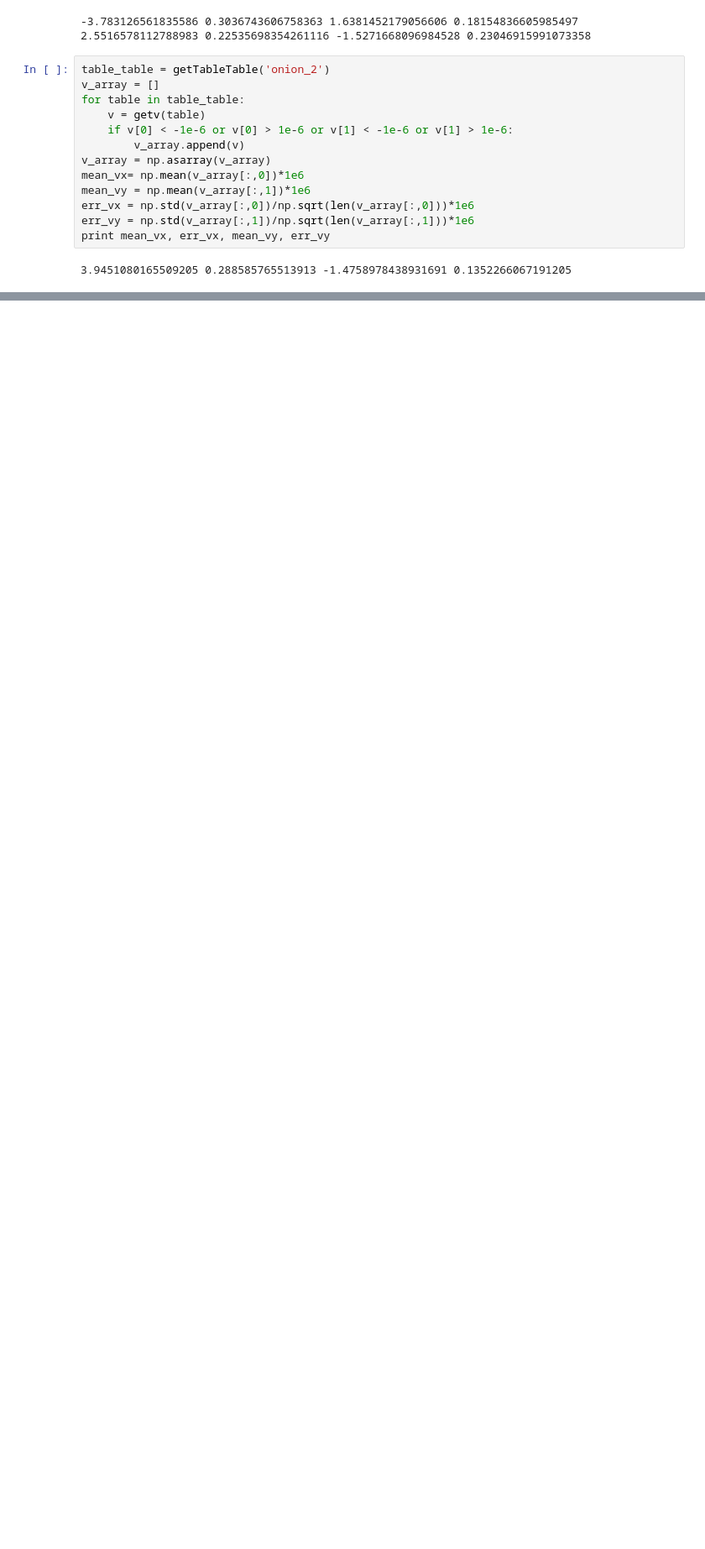
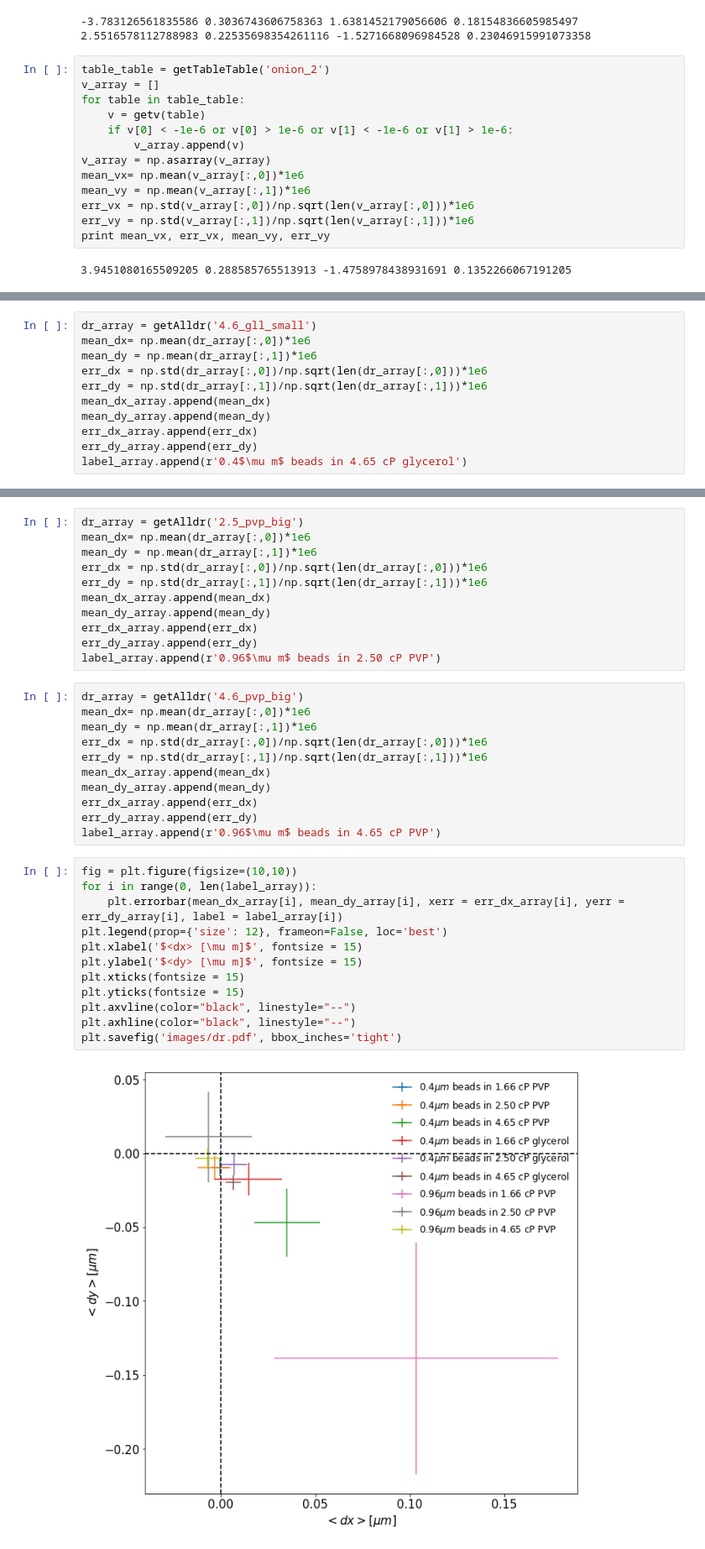
Before and after one commit to y-song/school, a Jupyter notebook: physics111b/lab 2 data.ipynb, the cells around one changed output, grey strips where cells are left out. Shown: that part at 84% size. Drawn from its saved outputs; the diff is of its cells as text; blank space fills up the shorter version.

Commit message:
Added a plot to show effects of net drift

```diff
--- a/physics111b/lab 2 data.ipynb
+++ b/physics111b/lab 2 data.ipynb
@@ -420,0 +445,11 @@ plt.hist(v_array[:,0]*1e6, bins=40)
+# %%
+dr_array = getAlldr('4.6_gll_small')
+mean_dx= np.mean(dr_array[:,0])*1e6
+mean_dy = np.mean(dr_array[:,1])*1e6
+err_dx = np.std(dr_array[:,0])/np.sqrt(len(dr_array[:,0]))*1e6
+err_dy = np.std(dr_array[:,1])/np.sqrt(len(dr_array[:,1]))*1e6
+mean_dx_array.append(mean_dx)
+mean_dy_array.append(mean_dy)
+err_dx_array.append(err_dx)
+err_dy_array.append(err_dy)
+label_array.append(r'0.4$\mu m$ beads in 4.65 cP glycerol')
@@ -420,0 +470,36 @@ plt.hist(v_array[:,0]*1e6, bins=40)
+# %%
+dr_array = getAlldr('2.5_pvp_big')
+mean_dx= np.mean(dr_array[:,0])*1e6
+mean_dy = np.mean(dr_array[:,1])*1e6
+err_dx = np.std(dr_array[:,0])/np.sqrt(len(dr_array[:,0]))*1e6
+err_dy = np.std(dr_array[:,1])/np.sqrt(len(dr_array[:,1]))*1e6
+mean_dx_array.append(mean_dx)
+mean_dy_array.append(mean_dy)
+err_dx_array.append(err_dx)
+err_dy_array.append(err_dy)
+label_array.append(r'0.96$\mu m$ beads in 2.50 cP PVP')
+# %%
+dr_array = getAlldr('4.6_pvp_big')
+mean_dx= np.mean(dr_array[:,0])*1e6
+mean_dy = np.mean(dr_array[:,1])*1e6
+err_dx = np.std(dr_array[:,0])/np.sqrt(len(dr_array[:,0]))*1e6
+err_dy = np.std(dr_array[:,1])/np.sqrt(len(dr_array[:,1]))*1e6
+mean_dx_array.append(mean_dx)
+mean_dy_array.append(mean_dy)
+err_dx_array.append(err_dx)
+err_dy_array.append(err_dy)
+label_array.append(r'0.96$\mu m$ beads in 4.65 cP PVP')
+# %%
+fig = plt.figure(figsize=(10,10))
+for i in range(0, len(label_array)):
+    plt.errorbar(mean_dx_array[i], mean_dy_array[i], xerr = err_dx_array[i], yerr = err_dy_array[i], label = label_array[i])
+plt.legend(prop={'size': 12}, frameon=False, loc='best')
+plt.xlabel('$<dx> [\mu m]$', fontsize = 15)
+plt.ylabel('$<dy> [\mu m]$', fontsize = 15)
+plt.xticks(fontsize = 15)
+plt.yticks(fontsize = 15)
+plt.axvline(color="black", linestyle="--")
+plt.axhline(color="black", linestyle="--")
+plt.savefig('images/dr.pdf', bbox_inches='tight')
+# %% [output]
+[figure, added]
```
Also changed, not shown: parts of 28 cells of this notebook.
